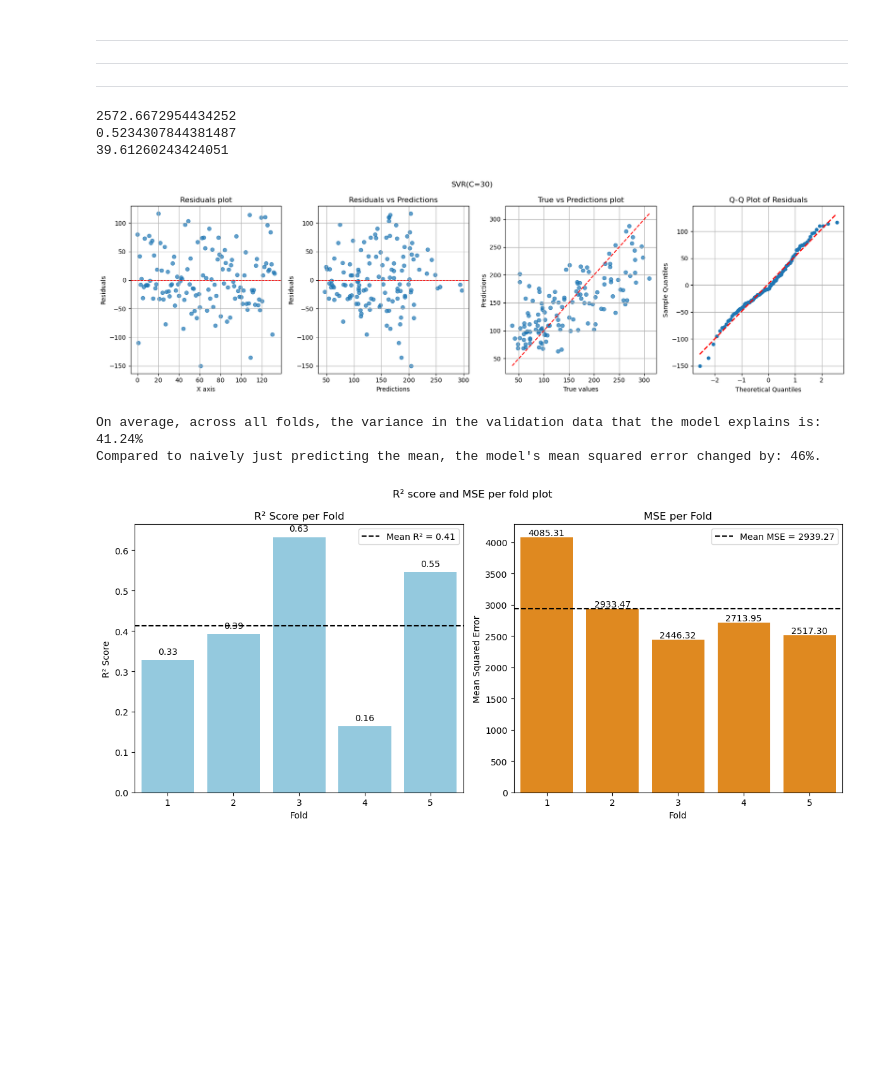
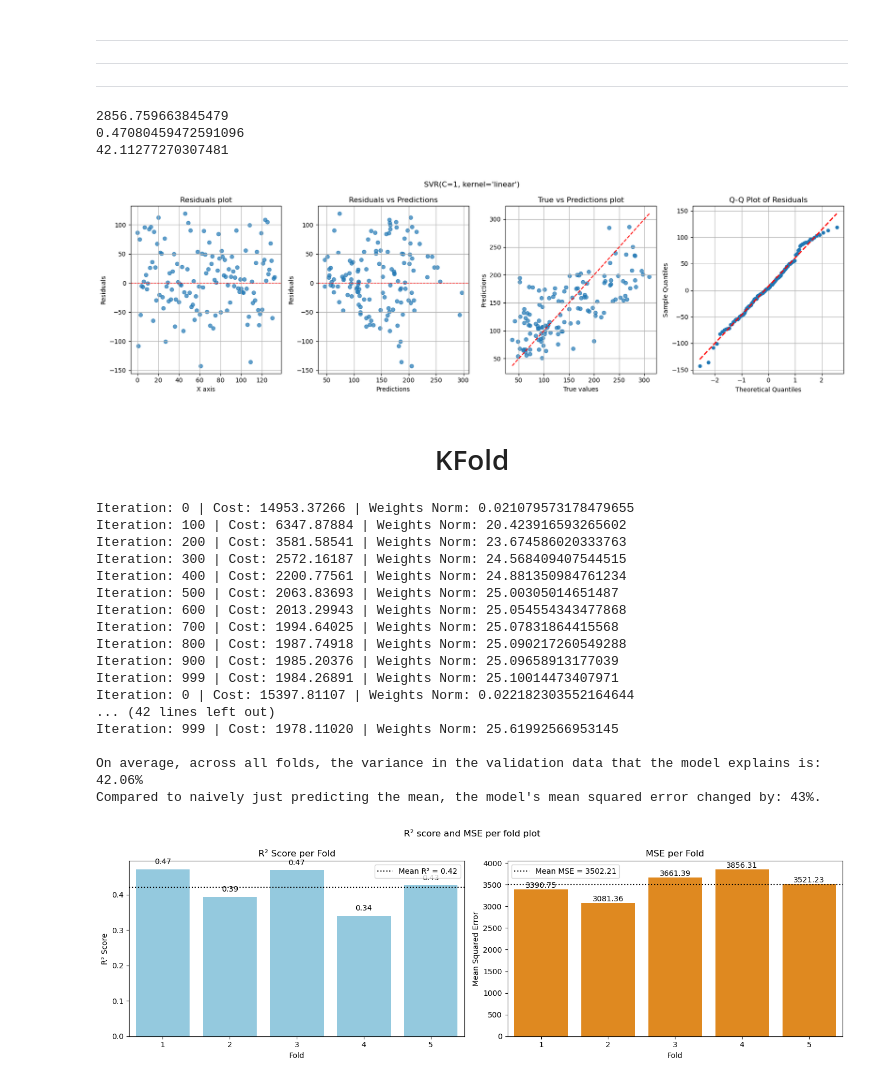
Before and after one commit to MustafaAdam/ml, a Jupyter notebook: linear_regression/custom_linear_regression.ipynb, the cells around one changed output. Drawn from its saved outputs; the diff is of its cells as text; code cells hidden in the pictures; blank space fills up the shorter version.

```diff
--- a/linear_regression/custom_linear_regression.ipynb
+++ b/linear_regression/custom_linear_regression.ipynb
@@ -332,29 +365,27 @@ predictions_ridge = ridge.predict(X_test)
 # %%
 # Mean Squared Errors
 mse_custom = mean_squared_error(y_test, predictions_custom)
-mse_sklearn = mean_squared_error(y_test, predictions_sklearn)
+mse_base = mean_squared_error(y_test, predictions_base)
 mse_ridge = mean_squared_error(y_test, predictions_ridge)
 
 # --------------------------------------------------------------------------------------------------------
 
 #  R2 scores
 r2_custom = r2_score(y_test, predictions_custom)
-r2_sklearn = r2_score(y_test, predictions_sklearn)
+r2_sklearn = r2_score(y_test, predictions_base)
 r2_ridge = r2_score(y_test, predictions_ridge)
+
 
 # --------------------------------------------------------------------------------------------------------
 
 # Mean Absolute Value scores
 mae_custom = mean_absolute_error(y_test, predictions_custom)
-mae_sklearn = mean_absolute_error(y_test, predictions_sklearn)
+mae_base = mean_absolute_error(y_test, predictions_base)
 mae_ridge = mean_absolute_error(y_test, predictions_ridge)
 # %%
-import matplotlib.pyplot as plt
-import numpy as np
-
-mse_scores = [mse_custom, mse_sklearn, mse_ridge]
+mse_scores = [mse_custom, mse_base, mse_ridge]
 r2_scores = [r2_custom, r2_sklearn, r2_ridge]
-mae_scores = [mae_custom, mae_sklearn, mae_ridge]
+mae_scores = [mae_custom, mae_base, mae_ridge]
 labels = ['Custom', 'Sklearn', 'Ridge']
 
 pd.DataFrame(index=labels, data={'MSE scores': mse_scores, 'R2 scores': r2_scores, 'MAE scores': mae_scores})
@@ -458,7 +570,7 @@ figure.tight_layout()
 # %%
 from sklearn.svm import SVR
 
-svc = SVR(kernel='rbf', C=30).fit(X_train, y_train)
+svc = SVR(kernel='linear', C=1).fit(X_train, y_train)
 predictions_svc = svc.predict(X_test)
 
 mse_svc = mean_squared_error(y_test, predictions_svc)
@@ -467,9 +579,6 @@ mae_svc = mean_absolute_error(y_test, predictions_svc)
 
 figure, axes = plt.subplots(nrows=1, ncols=4, figsize=(17, 5))
 figure.suptitle(f'{str(svc)}')
-
-
-
 
 CustomLinearRegression.plot_residuals(y_test - predictions_svc, ax=axes[0])
 CustomLinearRegression.plot_residuals_vs_predictions(predictions_ridge, y_test - predictions_svc, ax=axes[1])
@@ -482,14 +591,14 @@ print(mse_svc)
 print(r2_svc)
 print(mae_svc)
 # %% [output]
-2572.6672954434252
-0.5234307844381487
-39.61260243424051
+2856.759663845479
+0.47080459472591096
+42.11277270307481
-[figure, old version]
+[figure, new version]
+# %% [markdown]
+# <center> KFold </center>
 # %%
 from sklearn.model_selection import KFold
-from sklearn.metrics import mean_squared_error
-
 
 def kfold( X, y, model_class, n_splits=5, **model_kwargs):
     kf = KFold(n_splits=n_splits, shuffle=True, random_state=42)
@@ -497,7 +606,7 @@ def kfold( X, y, model_class, n_splits=5, **model_kwargs):
     r2_scores = []
 
     for train_index, val_index in kf.split(X):
-        X_train, X_val = X.iloc[train_index], X.iloc[val_index]
+        X_train, X_val = (X.iloc[train_index], X.iloc[val_index]) if isinstance(X, pd.DataFrame) else (X[train_index], X[val_index])
         y_train, y_val = y.iloc[train_index], y.iloc[val_index]
 
         model = model_class(**model_kwargs).fit(X_train, y_train)
@@ -515,47 +624,67 @@ def kfold( X, y, model_class, n_splits=5, **model_kwargs):
 
     mean_r2_score = np.mean(r2_scores)
 
-    print(f"On average, across all folds, the variance in the validation data that the model explains is: {mean_r2_score * 100:.2f}%")
-    print(f"Compared to naively just predicting the mean, the model's mean squared error changed by: {mse_change_percent:.0f}%.")
+    print(f"\nOn average, across all folds, the variance in the validation data that the model explains is: {mean_r2_score * 100:.2f}%")
+    print(f"Compared to naively just predicting the mean, the model's mean squared error changed by: {mse_change_percent:.0f}%.\n")
 
     return mean_mse_score, mean_r2_score, mse_change_percent, r2_scores, mse_scores
+# learning_rate=0.01, regularize=False, regularization_strength=0.001,
+#                                    verbose=False, number_of_iterations=5000,
+#                                    log_every=500
+n_splits = 5
 
+lr_custom_params = {'learning_rate': 0.005, 'regularize': True, 'regularization_strength': 1, 'verbose': True}
+mean_mse_score, mean_r2_score, mse_change_percent, r2_scores, mse_scores = kfold(X_train, y_train, n_splits=n_splits, **lr_custom_params,model_class=CustomLinearRegression)
 
-n_splits = 5
-mean_mse_score, mean_r2_score, mse_change_percent, r2_scores, mse_scores = kfold(X_test, y_test, n_splits=n_splits,
-                                                                             model_class=CustomLinearRegression, learning_rate=1,
-                                                                             regularize=True, regularization_strength=0.001)
+# svr_params = {'kernel':'linear', 'C':1}
+# mean_mse_score, mean_r2_score, mse_change_percent, r2_scores, mse_scores = kfold(X_test, y_test, n_splits=n_splits, **svr_params,
+#                                                                              model_class=SVR)
 # %% [output]
-On average, across all folds, the variance in the validation data that the model explains is: 41.24%
-Compared to naively just predicting the mean, the model's mean squared error changed by: 46%.
+Iteration: 0 | Cost: 14953.37266 | Weights Norm: 0.021079573178479655
+Iteration: 100 | Cost: 6347.87884 | Weights Norm: 20.423916593265602
+Iteration: 200 | Cost: 3581.58541 | Weights Norm: 23.674586020333763
+Iteration: 300 | Cost: 2572.16187 | Weights Norm: 24.568409407544515
+Iteration: 400 | Cost: 2200.77561 | Weights Norm: 24.881350984761234
+Iteration: 500 | Cost: 2063.83693 | Weights Norm: 25.00305014651487
+Iteration: 600 | Cost: 2013.29943 | Weights Norm: 25.054554343477868
+Iteration: 700 | Cost: 1994.64025 | Weights Norm: 25.07831864415568
+Iteration: 800 | Cost: 1987.74918 | Weights Norm: 25.090217260549288
+Iteration: 900 | Cost: 1985.20376 | Weights Norm: 25.09658913177039
+Iteration: 999 | Cost: 1984.26891 | Weights Norm: 25.10014473407971
+Iteration: 0 | Cost: 15397.81107 | Weights Norm: 0.022182303552164644
+... (42 lines left out)
+Iteration: 999 | Cost: 1978.11020 | Weights Norm: 25.61992566953145
+
+On average, across all folds, the variance in the validation data that the model explains is: 42.06%
+Compared to naively just predicting the mean, the model's mean squared error changed by: 43%.
 # %%
     # --- Plotting ---
-figure, axes = plt.subplots(1, 2, figsize=(12, 5.5))
+figure, axes = plt.subplots(1, 2, figsize=(14, 4.5))
 
 # R2 plot
 bar_r2 = sns.barplot(y=r2_scores, x=list(range(1, n_splits + 1)), ax=axes[0], color="skyblue")
 axes[0].set_title('R² Score per Fold')
 axes[0].set_ylabel('R² Score')
 axes[0].set_xlabel('Fold')
-axes[0].axhline(mean_r2_score, linestyle='--', color='black', label=f'Mean R² = {mean_r2_score:.2f}')
+axes[0].axhline(mean_r2_score, linestyle='dotted', color='black', label=f'Mean R² = {mean_r2_score:.2f}')
 axes[0].legend()
 for i, score in enumerate(r2_scores):
     axes[0].text(i, score + 0.01, f"{score:.2f}", ha='center', va='bottom', fontsize=10)
 
 
 # MSE plot
 sns.barplot(y=mse_scores, x=list(range(1, n_splits + 1)), ax=axes[1], color="darkorange")
 axes[1].set_title('MSE per Fold')
 axes[1].set_ylabel('Mean Squared Error')
 axes[1].set_xlabel('Fold')
-axes[1].axhline(y=mean_mse_score, linestyle='--', color='black', label=f'Mean MSE = {mean_mse_score:.2f}')
+axes[1].axhline(y=mean_mse_score, linestyle='dotted', color='black', label=f'Mean MSE = {mean_mse_score:.2f}')
 axes[1].legend()
 for i, score in enumerate(mse_scores):
     axes[1].text(i, score + 0.01, f"{score:.2f}", ha='center', va='bottom', fontsize=10)
 
 
 figure.suptitle('R² score and MSE per fold plot')
 figure.tight_layout()
 plt.show()
 # %% [output]
-[figure, old version]
+[figure, new version]
```
Also changed, not shown: parts of 21 cells of this notebook.
